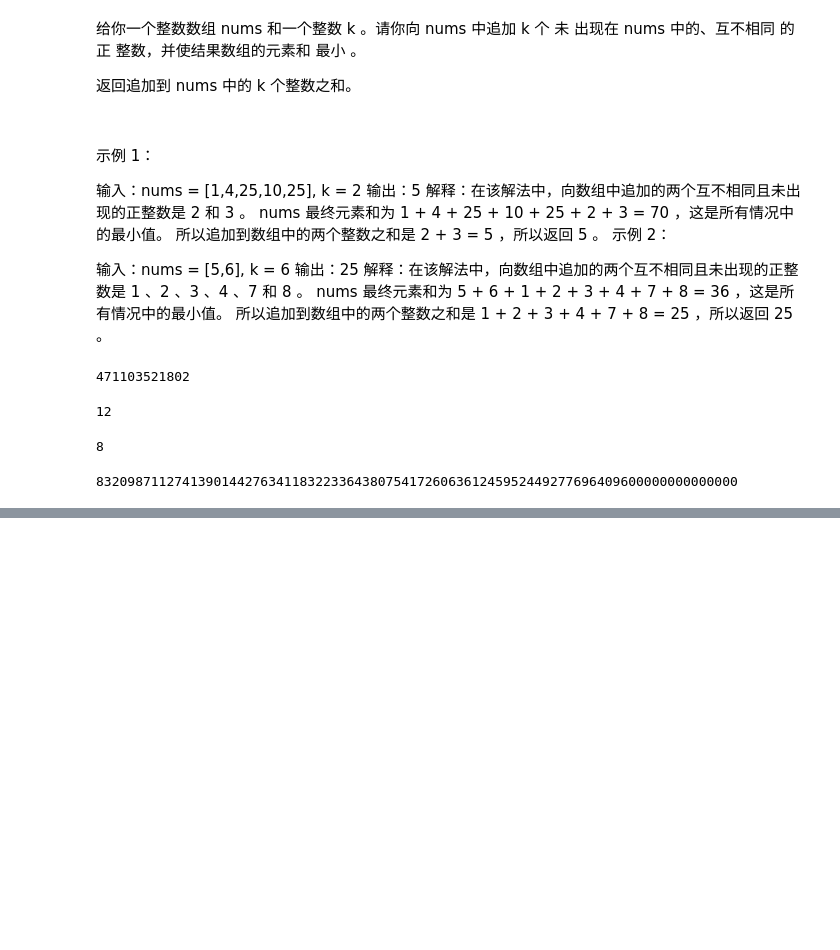
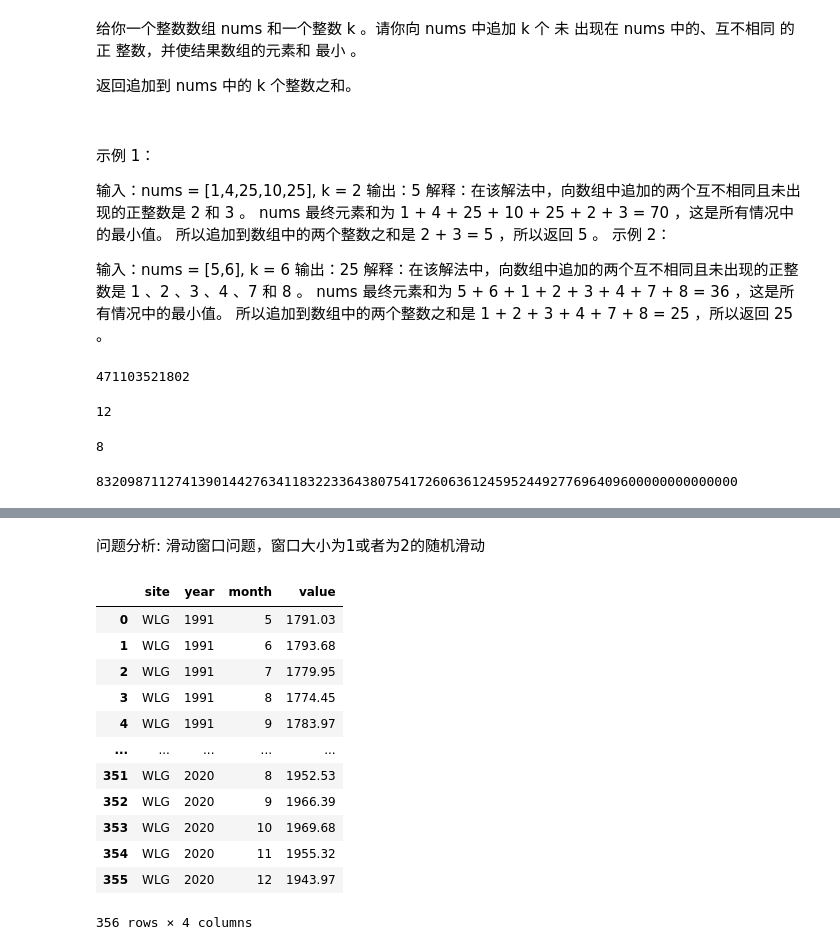
Before and after one commit to Damondongj/gmall-flink, a Jupyter notebook: gmall-realtime/src/main/java/com/gmall-kafka-python/leetcode.ipynb, the cells around one changed output, grey strips where cells are left out. Saved outputs shown, nothing was run; the diff lists cells and outputs as text; code cells hidden in the pictures; blank space fills up the shorter version.

```diff
--- a/gmall-realtime/src/main/java/com/gmall-kafka-python/leetcode.ipynb
+++ b/gmall-realtime/src/main/java/com/gmall-kafka-python/leetcode.ipynb
@@ -658,0 +694,35 @@ class Solution:
+# %% [markdown]
+问题分析:
+    滑动窗口问题，窗口大小为1或者为2的随机滑动
+# %%
+import pandas as pd
+results = []
+with open("/Users/damon/IdeaProjects/gmall-flink/gmall-realtime/src/main/java/com/gmall-kafka-python/ch4_wlg_surface-flask_1_ccgg_month.txt") as f:
+    for i in range(86):
+        next(f)
+    for line in f.readlines():
+        lines = line.split(' ')
+        result = []
+        for line in lines:
+            if line != '':
+                result.append(line)
+        result[-1] = result[-1].strip()
+        results.append(result)
+
+names = ['site',  'year', 'month', 'value']
+result = pd.DataFrame(results, columns=names)
+result
+# %% [output]
+|  | site | year | month | value |
+| 0 | WLG | 1991 | 5 | 1791.03 |
+| 1 | WLG | 1991 | 6 | 1793.68 |
+| 2 | WLG | 1991 | 7 | 1779.95 |
+| 3 | WLG | 1991 | 8 | 1774.45 |
+| 4 | WLG | 1991 | 9 | 1783.97 |
+| ... | ... | ... | ... | ... |
+| 351 | WLG | 2020 | 8 | 1952.53 |
+| 352 | WLG | 2020 | 9 | 1966.39 |
+| 353 | WLG | 2020 | 10 | 1969.68 |
+| 354 | WLG | 2020 | 11 | 1955.32 |
+| 355 | WLG | 2020 | 12 | 1943.97 |
+356 rows × 4 columns
```
Also changed, not shown: parts of 5 cells of this notebook, 1 other file.
